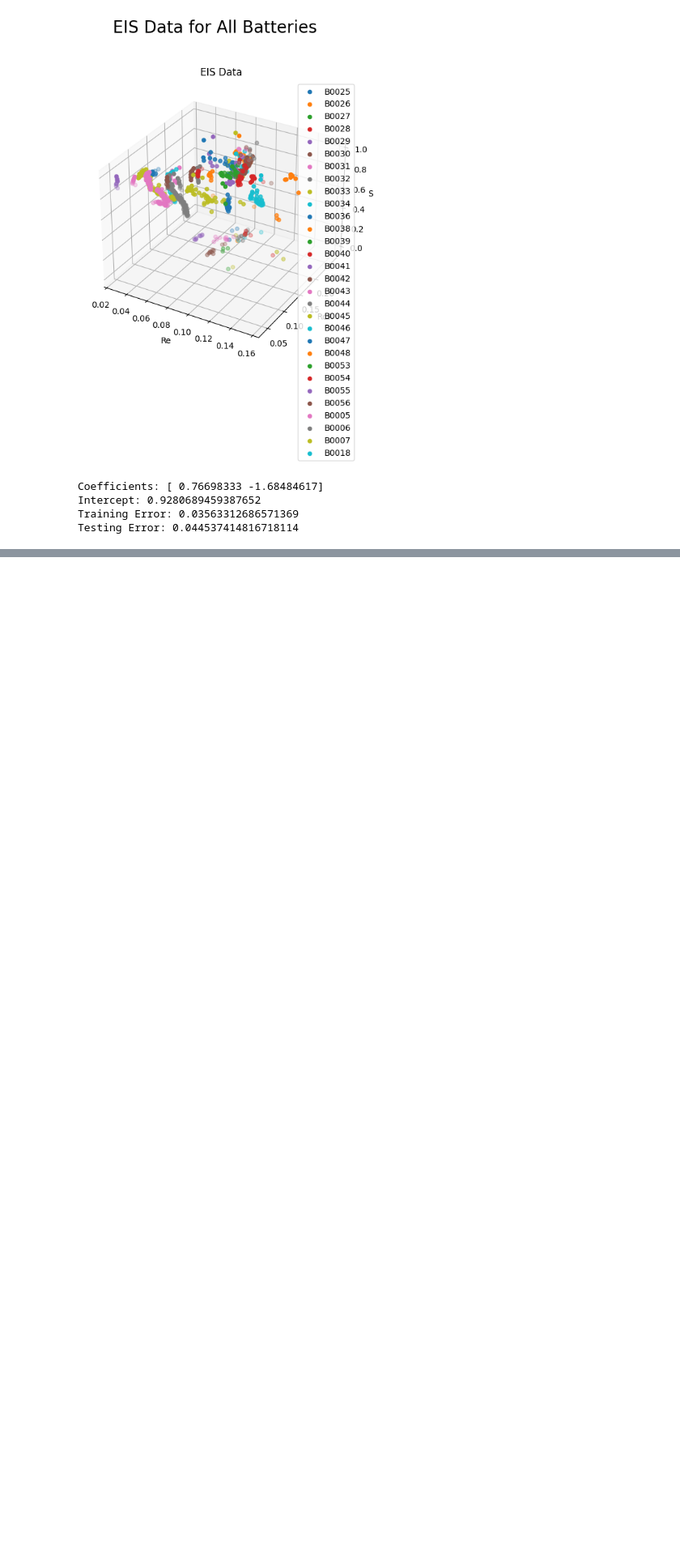
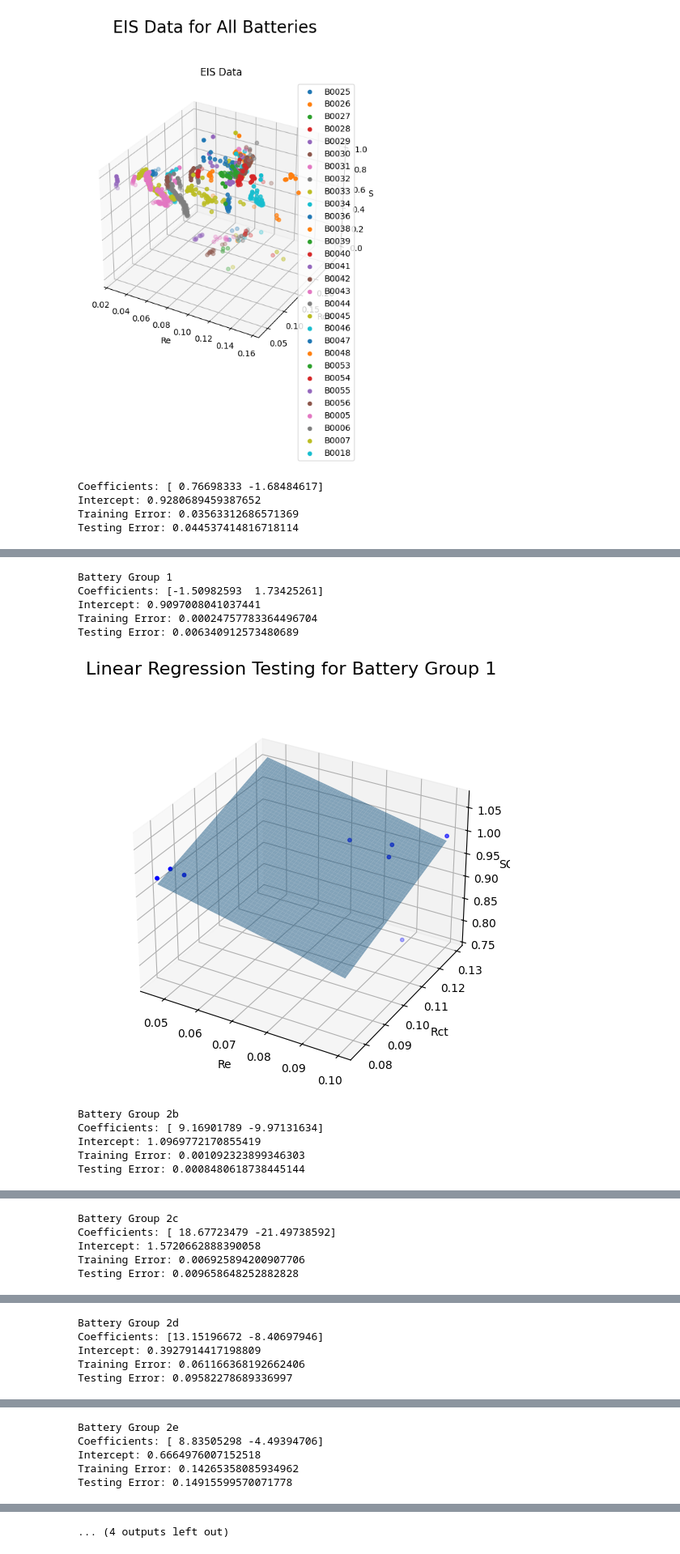
Before and after one commit to MKMiyagi/COGS_118B, a Jupyter notebook: Final_Project.ipynb, the cells around one changed output, grey strips where cells are left out. Shown at 81% size. Saved outputs shown, nothing was run; the diff lists cells and outputs as text; code cells hidden in the pictures; blank space fills up the shorter version.

```diff
--- a/Final_Project.ipynb
+++ b/Final_Project.ipynb
@@ -1017,0 +1018,57 @@ plt.show()
+# %%
+# Train a linear regression model per battery group
+for (batt_group, batteries) in battery_groups.items():
+    df = eis_df[eis_df['battery_id'].isin(batteries)]
+    X = df[['Re', 'Rct']].values
+    Y = df['SOH'].values
+
+    # Split data into training and testing sets
+    X_train, X_test, Y_train, Y_test = train_test_split(X, Y, test_size=0.2)
+
+    # Train linear regression model on training dataset
+    regressor = LinearRegression()
+    regressor.fit(X_train, Y_train)
+
+    # Calculate training error
+    Y_train_pred = regressor.predict(X_train)
+    train_error = mean_squared_error(Y_train, Y_train_pred)
+
+    # Calculate testing error
+    Y_test_pred = regressor.predict(X_test)
+    test_error = mean_squared_error(Y_test, Y_test_pred)
+
+    print(f'Battery Group {batt_group}')
+    print(f'Coefficients: {regressor.coef_}')
+    print(f'Intercept: {regressor.intercept_}')
+    print(f'Training Error: {train_error}')
+    print(f'Testing Error: {test_error}')
+
+    # Visualize testing data and regression line in 3D space
+    fig = plt.figure(figsize=(8, 6))
+    ax = fig.add_subplot(111, projection='3d')
+    fig.suptitle(f'Linear Regression Testing for Battery Group {batt_group}', fontsize=16)
+    ax.scatter(X_test[:, 0], X_test[:, 1], Y_test, color='blue', s=10)
+
+    # Add in regression line using regressor's parameters
+    x = np.linspace(X_test[:, 0].min(), X_test[:, 0].max(), 100)
+    y = np.linspace(X_test[:, 1].min(), X_test[:, 1].max(), 100)
+    X, Y = np.meshgrid(x, y)
+    Z = regressor.intercept_ + regressor.coef_[0] * X + regressor.coef_[1] * Y
+    ax.plot_surface(X, Y, Z, alpha=0.5)
+
+    ax.set_xlabel('Re')
+    ax.set_ylabel('Rct')
+    ax.set_zlabel('SOH')
+    plt.show()
+# %% [output]
+Battery Group 1
+Coefficients: [-1.50982593  1.73425261]
+Intercept: 0.9097008041037441
+Training Error: 0.00024757783364496704
+Testing Error: 0.006340912573480689
+[figure, added]
+Battery Group 2b
+Coefficients: [ 9.16901789 -9.97131634]
+Intercept: 1.0969772170855419
+Training Error: 0.001092323899346303
+Testing Error: 0.0008480618738445144
@@ -1017,0 +1076,5 @@ plt.show()
+Battery Group 2c
+Coefficients: [ 18.67723479 -21.49738592]
+Intercept: 1.5720662888390058
+Training Error: 0.006925894200907706
+Testing Error: 0.009658648252882828
@@ -1017,0 +1082,5 @@ plt.show()
+Battery Group 2d
+Coefficients: [13.15196672 -8.40697946]
+Intercept: 0.3927914417198809
+Training Error: 0.061166368192662406
+Testing Error: 0.09582278689336997
@@ -1017,0 +1088,5 @@ plt.show()
+Battery Group 2e
+Coefficients: [ 8.83505298 -4.49394706]
+Intercept: 0.6664976007152518
+Training Error: 0.14265358085934962
+Testing Error: 0.14915599570071778
@@ -1017,0 +1100 @@ plt.show()
+... (4 outputs left out)
```
Also changed, not shown: parts of 2 cells of this notebook.
